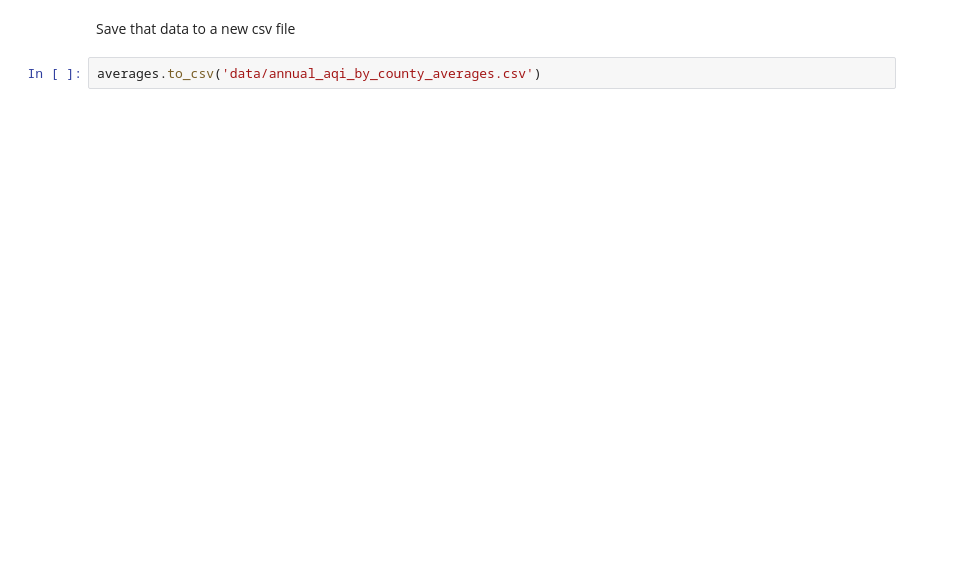
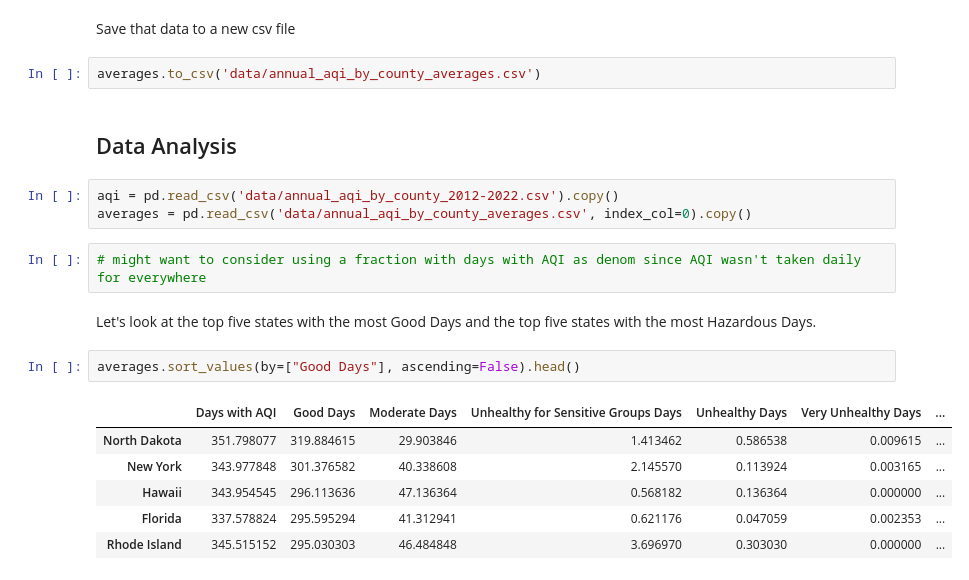
Before and after one commit to yingjieo/data-science-projects, a Jupyter notebook: Air Quality in the US from 2012-2022.ipynb, the cells around one changed output. Drawn from its saved outputs; the diff is of its cells as text; blank space fills up the shorter version.

Commit message:
Added preliminary question and started exploration into data

```diff
--- a/Air Quality in the US from 2012-2022.ipynb
+++ b/Air Quality in the US from 2012-2022.ipynb
@@ -145,3 +156,21 @@ averages
 Save that data to a new csv file
 # %%
 averages.to_csv('data/annual_aqi_by_county_averages.csv')
+# %% [markdown]
+## Data Analysis
+# %%
+aqi = pd.read_csv('data/annual_aqi_by_county_2012-2022.csv').copy()
+averages = pd.read_csv('data/annual_aqi_by_county_averages.csv', index_col=0).copy()
+# %%
+# might want to consider using a fraction with days with AQI as denom since AQI wasn't taken daily for everywhere
+# %% [markdown]
+Let's look at the top five states with the most Good Days and the top five states with the most Hazardous Days.
+# %%
+averages.sort_values(by=["Good Days"], ascending=False).head()
+# %% [output]
+|  | Days with AQI | Good Days | Moderate Days | Unhealthy for Sensitive Groups Days | Unhealthy Days | Very Unhealthy Days | ... |
+| North Dakota | 351.798077 | 319.884615 | 29.903846 | 1.413462 | 0.586538 | 0.009615 | ... |
+| New York | 343.977848 | 301.376582 | 40.338608 | 2.145570 | 0.113924 | 0.003165 | ... |
+| Hawaii | 343.954545 | 296.113636 | 47.136364 | 0.568182 | 0.136364 | 0.000000 | ... |
+| Florida | 337.578824 | 295.595294 | 41.312941 | 0.621176 | 0.047059 | 0.002353 | ... |
+| Rhode Island | 345.515152 | 295.030303 | 46.484848 | 3.696970 | 0.303030 | 0.000000 | ... |
```
Also changed, not shown: parts of 3 cells of this notebook.
